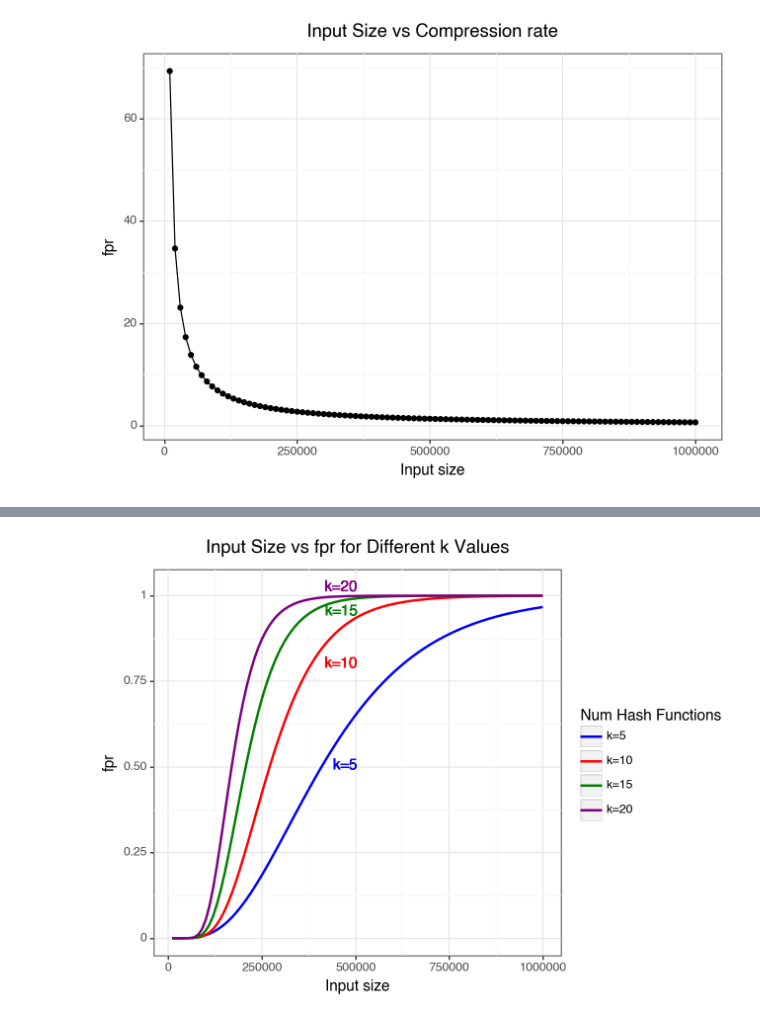
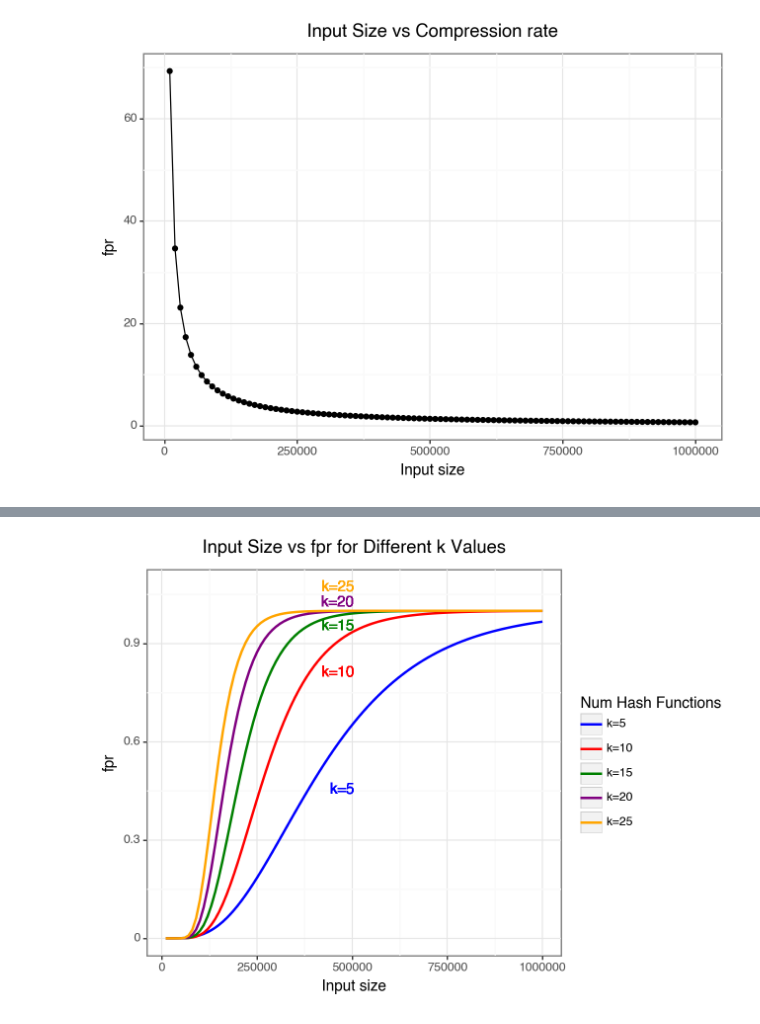
Before and after one commit to Clare-Joyce/CDS_Project, a Jupyter notebook: report.ipynb, the cells around one changed output, grey strips where cells are left out. Cells and saved outputs as stored; diff of their text form; code cells hidden in the pictures.

```diff
--- a/report.ipynb
+++ b/report.ipynb
@@ -11,6 +28,8 @@ df5 = pd.read_csv("dataframe_words_5.csv", index_col=0)
 df10 = pd.read_csv("dataframe_words_10.csv", index_col=0)
 df15 = pd.read_csv("dataframe_words_15.csv", index_col=0)
 df20 = pd.read_csv("dataframe_words_20.csv", index_col=0)
+df25 = pd.read_csv("dataframe_words_25.csv", index_col=0)
+
 
 df5.head()
 # %% [output]
@@ -118,20 +140,22 @@ print(plot6)
 # %%
 plot7 = (
     ggplot() +
     geom_line(data=df5, mapping=aes(x="input_size", y="fpr", color="'k=5'"), size=1) +
     geom_line(data=df10, mapping=aes(x="input_size", y="fpr", color="'k=10'"), size=1) +
     geom_line(data=df15, mapping=aes(x="input_size", y="fpr", color="'k=15'"), size=1) +
     geom_line(data=df20, mapping=aes(x="input_size", y="fpr", color="'k=20'"), size=1) +
-    geom_text(data=df5, mapping=aes(x=np.mean(df5['input_size']), y=np.mean(df5['fpr']) - 0.05, label="'k=5'"), color="blue", ha='right') +
-    geom_text(data=df10, mapping=aes(x=np.mean(df10['input_size']), y=np.mean(df10['fpr']) + 0.09, label="'k=10'"), color="red", ha='right') +
+    geom_line(data=df25, mapping=aes(x="input_size", y="fpr", color="'k=25'"), size=1) +
+    geom_text(data=df5, mapping=aes(x=np.mean(df5['input_size']), y=np.mean(df5['fpr']) - 0.1, label="'k=5'"), color="blue", ha='right') +
+    geom_text(data=df10, mapping=aes(x=np.mean(df10['input_size']), y=np.mean(df10['fpr']) + 0.1, label="'k=10'"), color="red", ha='right') +
     geom_text(data=df15, mapping=aes(x=np.mean(df15['input_size']), y=np.mean(df15['fpr']) + 0.17, label="'k=15'"), color="green", ha='right') +
     geom_text(data=df20, mapping=aes(x=np.mean(df20['input_size']), y=np.mean(df20['fpr']) + 0.2, label="'k=20'"), color="purple", ha='right') +
+    geom_text(data=df25, mapping=aes(x=np.mean(df25['input_size']), y=np.mean(df25['fpr']) + 0.22, label="'k=25'"), color="orange", ha='right') +
     labs(x="Input size", y="fpr", title="Input Size vs fpr for Different k Values") +
-    scale_color_manual(name="Num Hash Functions", values={"k=5":"blue", "k=10":"red", "k=15":"green", "k=20":"purple"}) +
+    scale_color_manual(name="Num Hash Functions", values={"k=5":"blue", "k=10":"red", "k=15":"green", "k=20":"purple", "k=25":"orange"}) +
     theme_bw() +
     theme(plot_title=element_text(hjust=0.5))
 )
 
 print(plot7)
 # %% [output]
-[figure, old version]
+[figure, new version]
```
Also changed, not shown: parts of 5 cells of this notebook.
